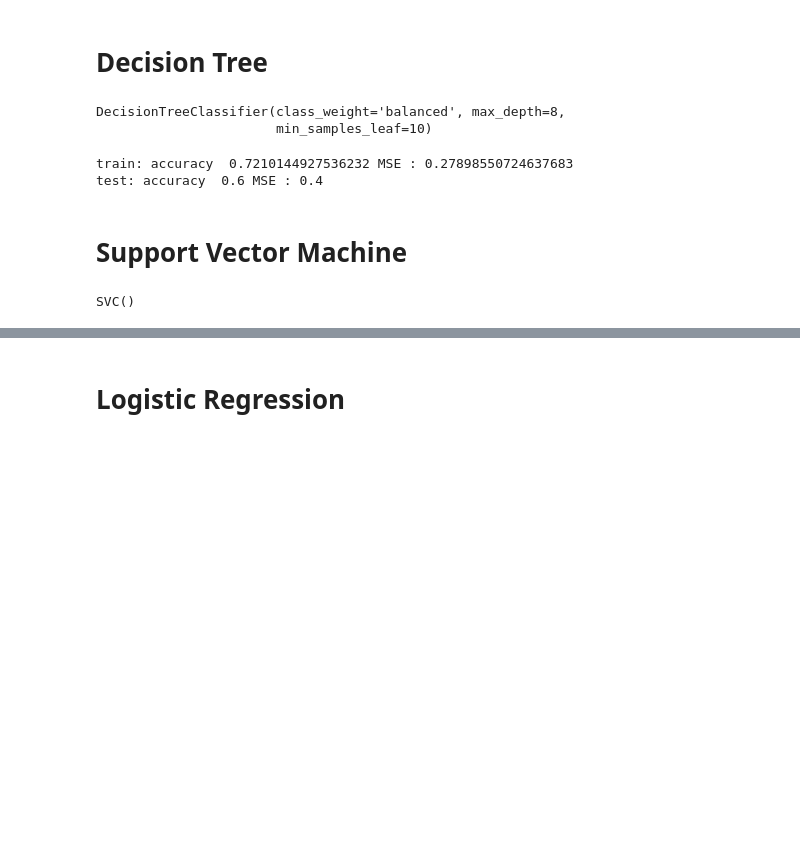
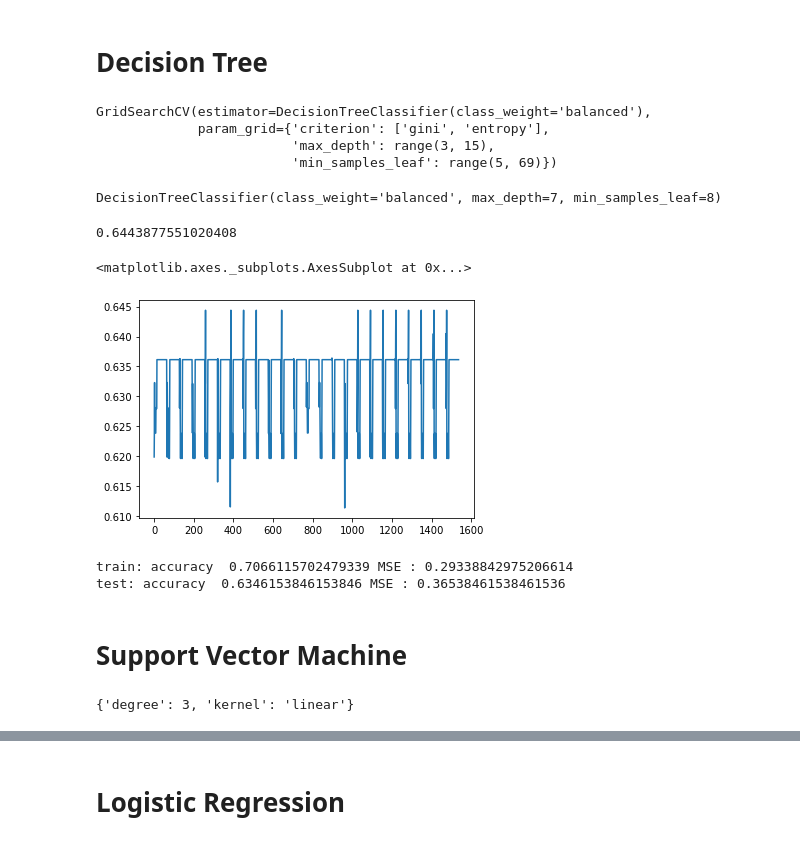
Before and after one commit to DaiZack/IBMdataCourse, a Jupyter notebook: Final Assignment.ipynb, the cells around one changed output, grey strips where cells are left out. Saved outputs shown, nothing was run; the diff lists cells and outputs as text; code cells hidden in the pictures; blank space fills up the shorter version.

```diff
--- a/Final Assignment.ipynb
+++ b/Final Assignment.ipynb
@@ -311,23 +329,44 @@ from sklearn.tree import DecisionTreeClassifier
-# %%
-dt = DecisionTreeClassifier(max_depth=8, min_samples_leaf=10,class_weight='balanced')
-dt.fit(X_train, y_train)
-# %% [output]
-DecisionTreeClassifier(class_weight='balanced', max_depth=8,
-                       min_samples_leaf=10)
+# %%
+parameters = {'max_depth':range(3,15), 'min_samples_leaf':range(5,len(X)//5), 'criterion':['gini', 'entropy']}
+dt = DecisionTreeClassifier(class_weight='balanced')
+dtclf =     GridSearchCV(dt, parameters)
+dtclf.fit(X_train, y_train)
+# %% [output]
+GridSearchCV(estimator=DecisionTreeClassifier(class_weight='balanced'),
+             param_grid={'criterion': ['gini', 'entropy'],
+                         'max_depth': range(3, 15),
+                         'min_samples_leaf': range(5, 69)})
+# %%
+dtclf.best_estimator_
+# %% [output]
+DecisionTreeClassifier(class_weight='balanced', max_depth=7, min_samples_leaf=8)
+# %%
+dtclf.best_score_
+# %% [output]
+0.6443877551020408
+# %%
+sns.lineplot(range(len(dtclf.cv_results_['mean_test_score'])),dtclf.cv_results_['mean_test_score'])
+# %% [output]
+<matplotlib.axes._subplots.AxesSubplot at 0x...>
+[figure, added]
 # %%
-ypred2 = dt.predict(X_train)
-yhat2 = dt.predict(X_test)
+bestTree = dtclf.best_estimator_
+ypred2 = bestTree.predict(X_train)
+yhat2 = bestTree.predict(X_test)
 print('train: accuracy ', accuracy_score(y_train, ypred2), 'MSE :', mean_squared_error(y_train, ypred2))
 print('test: accuracy ', accuracy_score(y_test, yhat2) , 'MSE :', mean_squared_error(y_test, yhat2))
 # %% [output]
-train: accuracy  0.7210144927536232 MSE : 0.27898550724637683
-test: accuracy  0.6 MSE : 0.4
+train: accuracy  0.7066115702479339 MSE : 0.29338842975206614
+test: accuracy  0.6346153846153846 MSE : 0.36538461538461536
 # %% [markdown]
 # Support Vector Machine
 # %%
 from sklearn.svm import SVC
-# %%
-svc = SVC(kernel='rbf')
-svc.fit(X_train, y_train)
-# %% [output]
-SVC()
+# %%
+parameters = {'kernel':['rbf','linear','poly'],'degree':range(3,6)}
+svc = SVC()
+svcclf = GridSearchCV(svc, parameters)
+svcclf.fit(X_train, y_train)
+svcclf.best_params_
+# %% [output]
+{'degree': 3, 'kernel': 'linear'}
```
Also changed, not shown: parts of 22 cells of this notebook.
